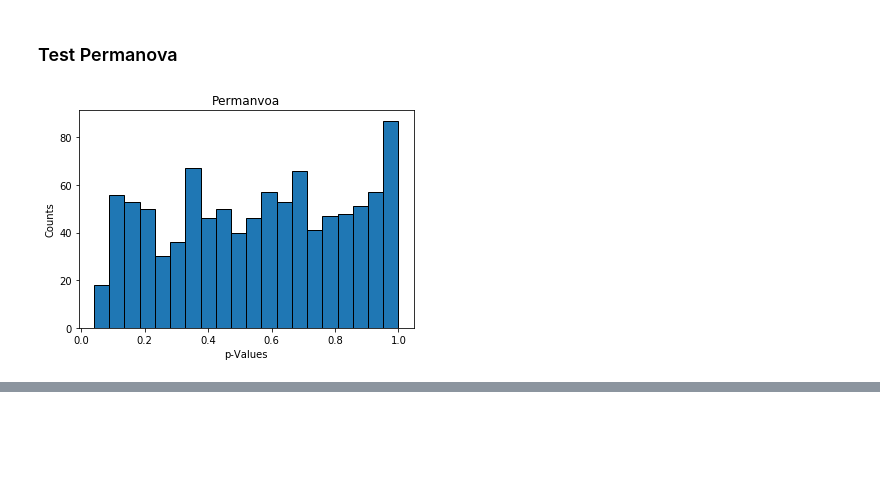
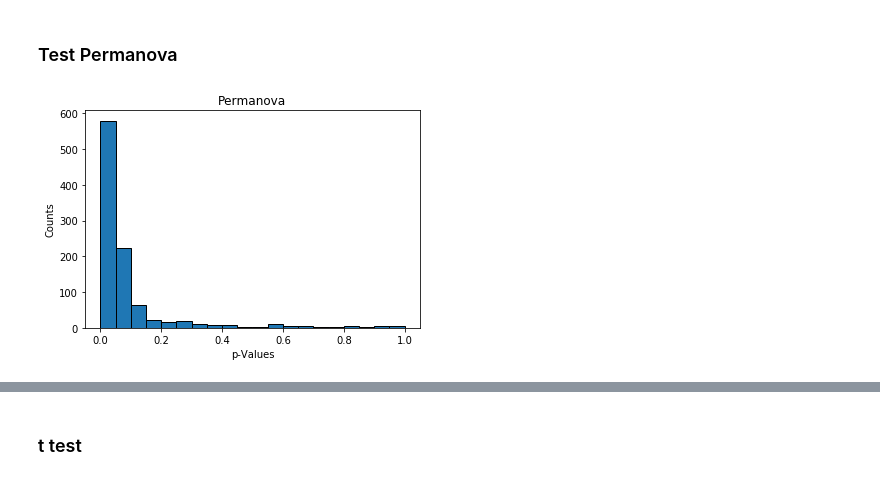
Before and after one commit to hringbauer/hapROH, a Jupyter notebook: Notebooks/AnalyzeData/compare_groups_roh.ipynb, the cells around one changed output, grey strips where cells are left out. Cells and saved outputs as stored; diff of their text form; code cells hidden in the pictures; blank space fills up the shorter version.

```diff
--- a/Notebooks/AnalyzeData/compare_groups_roh.ipynb
+++ b/Notebooks/AnalyzeData/compare_groups_roh.ipynb
@@ -380,8 +460,9 @@ Name: PERMANOVA results, dtype: object
 # %%
 %%time
+bins=np.linspace(0,1,21)
 reps = 999
-mean1, mean2 = 1, 1
-s1, s2 = 1, 10
+mean1, mean2 = 2, 0
+s1, s2 = 2, 10
 std1, std2 = 1.0, 1.0
 
 p = np.zeros(reps)
@@ -396,7 +477,7 @@ for i in range(reps):
 ##### Plot figures of distribution p-Values
 plt.figure()
 ax = plt.gca()
-ax.hist(p, bins=20, ec="k")
+ax.hist(p, bins=bins, ec="k")
 ax.set_title("WMU")
 ax.set_xlabel("p-Values")
 ax.set_ylabel("Counts")
@@ -410,27 +491,28 @@ Wall time: 495 ms
 # %%
 %%time
 reps = 999
-mean1, mean2 = 1, 1
-s1, s2 = 1, 10
+bins=np.linspace(0,1,21)
+mean1, mean2 = 2, 0
+s1, s2 = 2, 10
 std1, std2 = 1.0, 1.0
 
 p = np.zeros(reps)
 
 for i in range(reps):
     x = np.random.normal(loc=mean1, scale=std1, size=s1)
     y = np.random.normal(loc=mean2, scale=std2, size=s2)
     x=np.clip(x, 0, None)
     y=np.clip(y, 0, None)
 
     p[i] = anova_2group(x, y, reps=99)["p-value"]
 
 ##### Plot figures of distribution p-Values
 plt.figure()
 ax = plt.gca()
-ax.hist(p, bins=20, ec="k")
+ax.hist(p, bins=bins, ec="k")
 ax.set_title("Permanova")
 ax.set_xlabel("p-Values")
 ax.set_ylabel("Counts")
 plt.show()
 # %% [output]
-[figure, old version]
+[figure, new version]
@@ -438,0 +521,2 @@ Wall time: 8.45 s
+# %% [markdown]
+### t test
```
Also changed, not shown: parts of 24 cells of this notebook, 1 other file.
